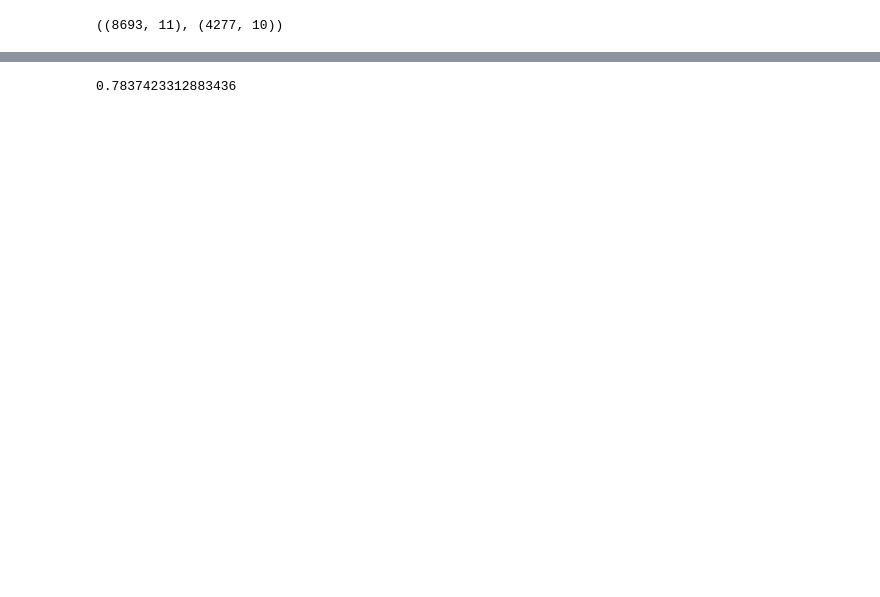
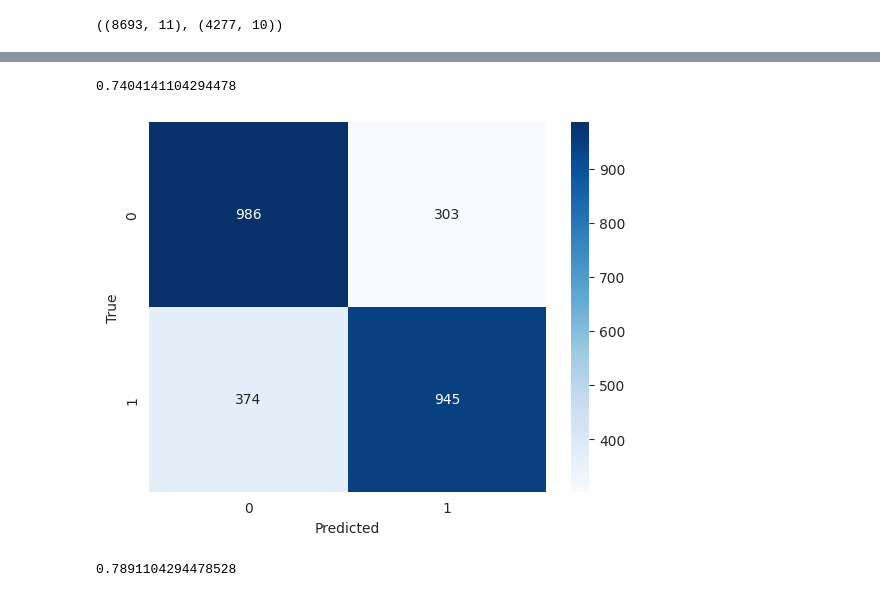
Before and after one commit to TOFWAQ/Kaggle_Challenge, a Jupyter notebook: TEAM_14.ipynb, the cells around one changed output, grey strips where cells are left out. Saved outputs shown, nothing was run; the diff lists cells and outputs as text; code cells hidden in the pictures; blank space fills up the shorter version.

```diff
--- a/TEAM_14.ipynb
+++ b/TEAM_14.ipynb
@@ -353,5 +465,31 @@ x_train,x_test,y_train,y_test=train_test_split(X,y,test_size=0.3,random_state=42
+# %%
+from sklearn.linear_model import LogisticRegression
+
+modell = LogisticRegression(max_iter=1000)
+modell.fit(x_train, y_train)
+
+y_predi = modell.predict(x_test)
+accuracy_score(y_test,y_predi)
+# %% [output]
+0.7404141104294478
+# %%
+cm = confusion_matrix(y_test, y_predi)
+
+# Visualize the confusion matrix
+sns.heatmap(cm,annot=True,fmt='g', cmap='Blues')
+plt.xlabel('Predicted')
+plt.ylabel('True')
+plt.show()
+
+#(modell, x_test, y_test, display_labels=['Perished', 'Survived'], cmap='Blues', xticks_rotation='vertical')
+# %% [output]
+[figure, added]
 # %%
-from sklearn.ensemble import RandomForestClassifier
-rf = RandomForestClassifier(n_estimators=150, max_depth=5, random_state=1)
-rf.fit(x_train, y_train)
-y_predr = rf.predict(x_test)
+from sklearn.ensemble import GradientBoostingClassifier
+modelll = GradientBoostingClassifier()
+modelll.fit(x_train, y_train)
+
+y_predic = modelll.predict(x_test)
+accuracy_score(y_test, y_predic)
+# %% [output]
+0.7891104294478528
@@ -360,4 +495,0 @@ from sklearn.metrics import accuracy_score, confusion_matrix
-# %%
-accuracy_score(y_test,y_predr)
-# %% [output]
-0.7837423312883436
```
Also changed, not shown: parts of 27 cells of this notebook.
